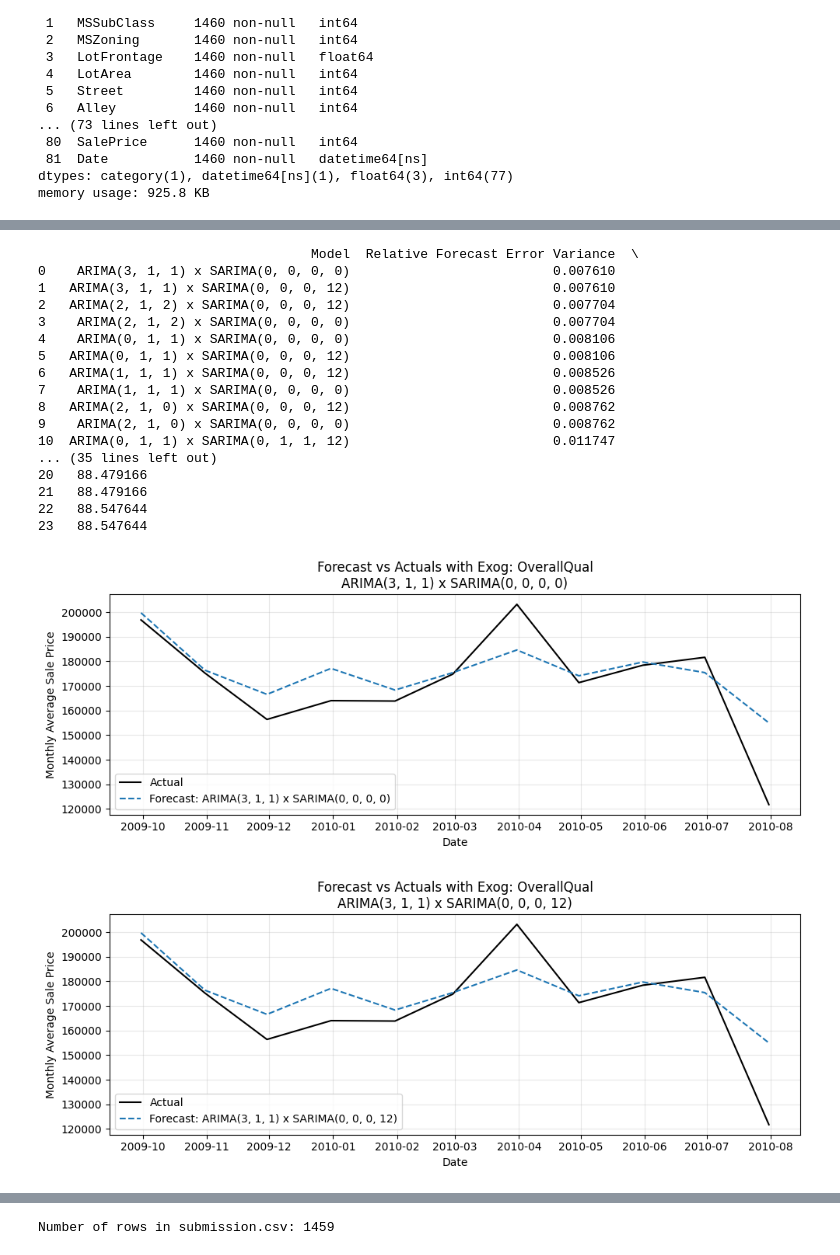
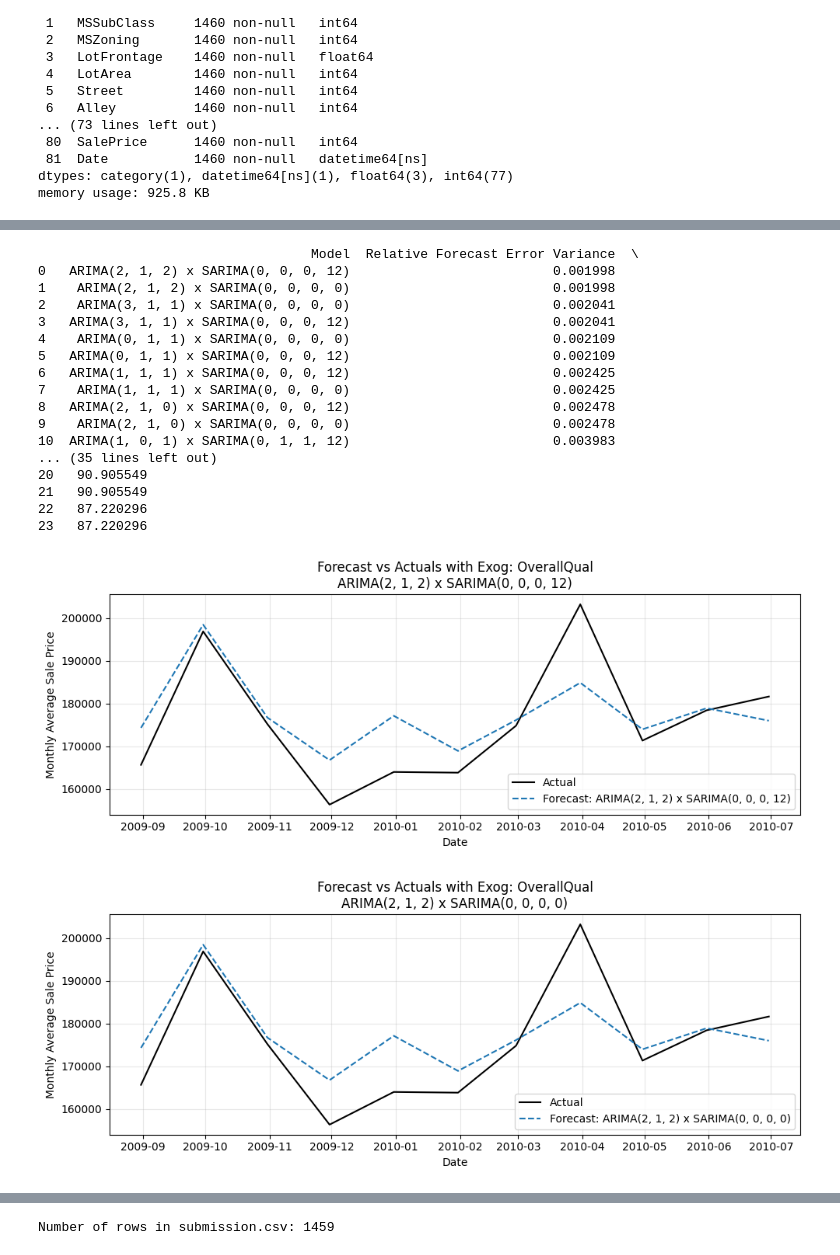
Before and after one commit to HardyUnine/House-Prices-Model, a Jupyter notebook: notebooks/4_time_series_analysis.ipynb, the cells around one changed output, grey strips where cells are left out. Cells and saved outputs as stored; diff of their text form; code cells hidden in the pictures.

```diff
--- a/notebooks/4_time_series_analysis.ipynb
+++ b/notebooks/4_time_series_analysis.ipynb
@@ -7,26 +7,31 @@ from statsmodels.graphics.tsaplots import plot_acf, plot_pacf
 from statsmodels.tsa.arima_model import ARIMA
 from pandas.api.types import CategoricalDtype
 # %%
+import pandas as pd
+from pandas.api.types import CategoricalDtype
+
+# Load the data
 df = pd.read_csv('../data/raw/new_train.csv')
 
-# Création de la colonne datetime
+# Create the datetime column
 df['Date'] = pd.to_datetime(df['YrSold'].astype(str) + '-' + df['MoSold'].astype(str) + '-01')
 
-# Agrégation mensuelle
+# Monthly aggregation of SalePrice
 monthly_avg = df.groupby('Date')['SalePrice'].mean().reset_index()
 monthly_avg.columns = ['Date', 'AverageSalePrice']
 
-# Mise en index datetime
+# Remove the last row
+monthly_avg = monthly_avg.iloc[:-1]
+
+# Set datetime index
 monthly_avg.set_index('Date', inplace=True)
 monthly_avg.index.name = 'Date'
 
-#setting correct dtype
-#'Utilities' potentiel ordinal?
-object_cols = df.select_dtypes(include='object').columns
-df['OverallQual'] = df['OverallQual'].astype(CategoricalDtype(categories=[1, 2, 3, 4, 5, 6, 7, 8, 9, 10], ordered= True))
+# Set ordinal type for OverallQual
+df['OverallQual'] = df['OverallQual'].astype(CategoricalDtype(categories=[1, 2, 3, 4, 5, 6, 7, 8, 9, 10], ordered=True))
 
+# Inspect dataframe
 df.info()
-# df['Alley'].head()
 # %% [output]
 <class 'pandas.core.frame.DataFrame'>
 RangeIndex: 1460 entries, 0 to 1459
@@ -411,11 +416,15 @@ df = pd.read_csv('../data/raw/train.csv')
 df['Date'] = pd.to_datetime(df['YrSold'].astype(str) + '-' + df['MoSold'].astype(str) + '-01')
 df.set_index('Date', inplace=True)
 
+
 # Aggregate to monthly average
 monthly_avg = df.resample('ME').agg({
     'SalePrice': 'mean',
     'OverallQual': 'mean'
 }).dropna()
+
+# Remove the last value
+monthly_avg = monthly_avg.iloc[:-1]
 
 # Fix datetime index frequency
 monthly_avg.index = pd.date_range(start=monthly_avg.index[0], periods=len(monthly_avg), freq='ME')
@@ -507,47 +516,47 @@ summary_df = pd.DataFrame([
     {
         'Model': name,
         'Relative Forecast Error Variance': res['Variance of Relative Forecast Error'],
         'AIC': res['AIC']
     }
     for name, res in results.items()
 ]).sort_values('Relative Forecast Error Variance').reset_index(drop=True)
 
 print(summary_df[['Model', 'Relative Forecast Error Variance', 'AIC']])
 
 
 # Plot top 2 models
 for name in summary_df['Model'][:5]:
     res = results[name]
     x = test.index.values[:len(res['Actuals'])]
     actuals = np.array(res['Actuals'])
     forecasts = np.array(res['Forecasts'])
     plt.figure(figsize=(10, 4))
     plt.plot(x, actuals, label='Actual', color='black')
     plt.plot(x, forecasts, label=f'Forecast: {name}', linestyle='--')
     plt.title(f'Forecast vs Actuals with Exog: OverallQual\n{name}')
     plt.xlabel('Date')
     plt.ylabel('Monthly Average Sale Price')
     plt.legend()
     plt.grid(True, alpha=0.3)
     plt.tight_layout()
     plt.show()
 # %% [output]
                                    Model  Relative Forecast Error Variance  \
-0    ARIMA(3, 1, 1) x SARIMA(0, 0, 0, 0)                          0.007610
-1   ARIMA(3, 1, 1) x SARIMA(0, 0, 0, 12)                          0.007610
-2   ARIMA(2, 1, 2) x SARIMA(0, 0, 0, 12)                          0.007704
-3    ARIMA(2, 1, 2) x SARIMA(0, 0, 0, 0)                          0.007704
-4    ARIMA(0, 1, 1) x SARIMA(0, 0, 0, 0)                          0.008106
-5   ARIMA(0, 1, 1) x SARIMA(0, 0, 0, 12)                          0.008106
-6   ARIMA(1, 1, 1) x SARIMA(0, 0, 0, 12)                          0.008526
-7    ARIMA(1, 1, 1) x SARIMA(0, 0, 0, 0)                          0.008526
-8   ARIMA(2, 1, 0) x SARIMA(0, 0, 0, 12)                          0.008762
-9    ARIMA(2, 1, 0) x SARIMA(0, 0, 0, 0)                          0.008762
-10  ARIMA(0, 1, 1) x SARIMA(0, 1, 1, 12)                          0.011747
+0   ARIMA(2, 1, 2) x SARIMA(0, 0, 0, 12)                          0.001998
+1    ARIMA(2, 1, 2) x SARIMA(0, 0, 0, 0)                          0.001998
+2    ARIMA(3, 1, 1) x SARIMA(0, 0, 0, 0)                          0.002041
+3   ARIMA(3, 1, 1) x SARIMA(0, 0, 0, 12)                          0.002041
+4    ARIMA(0, 1, 1) x SARIMA(0, 0, 0, 0)                          0.002109
+5   ARIMA(0, 1, 1) x SARIMA(0, 0, 0, 12)                          0.002109
+6   ARIMA(1, 1, 1) x SARIMA(0, 0, 0, 12)                          0.002425
+7    ARIMA(1, 1, 1) x SARIMA(0, 0, 0, 0)                          0.002425
+8   ARIMA(2, 1, 0) x SARIMA(0, 0, 0, 12)                          0.002478
+9    ARIMA(2, 1, 0) x SARIMA(0, 0, 0, 0)                          0.002478
+10  ARIMA(1, 0, 1) x SARIMA(0, 1, 1, 12)                          0.003983
 ... (35 lines left out)
-20   88.479166
-21   88.479166
-22   88.547644
-23   88.547644
+20   90.905549
+21   90.905549
+22   87.220296
+23   87.220296
-[figure, old version]
+[figure, new version]
-[figure, old version]
+[figure, new version]
```
Also changed, not shown: parts of 14 cells of this notebook, 1 other file.
